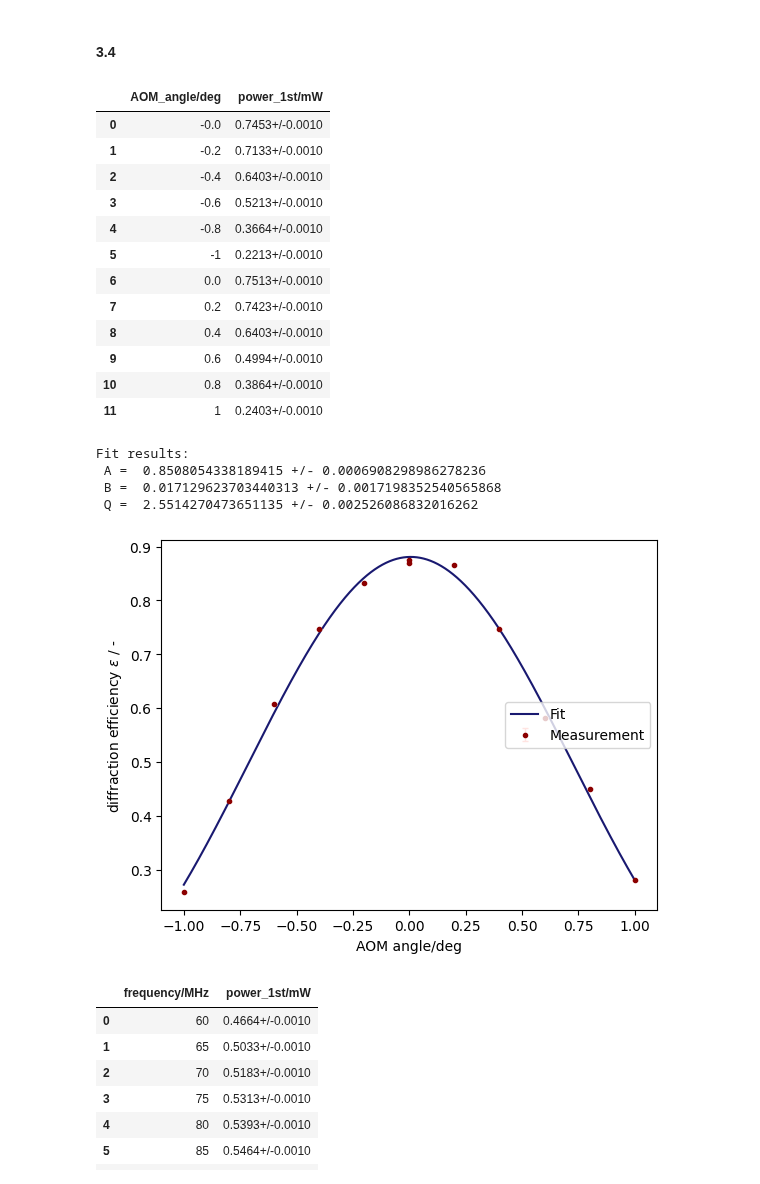
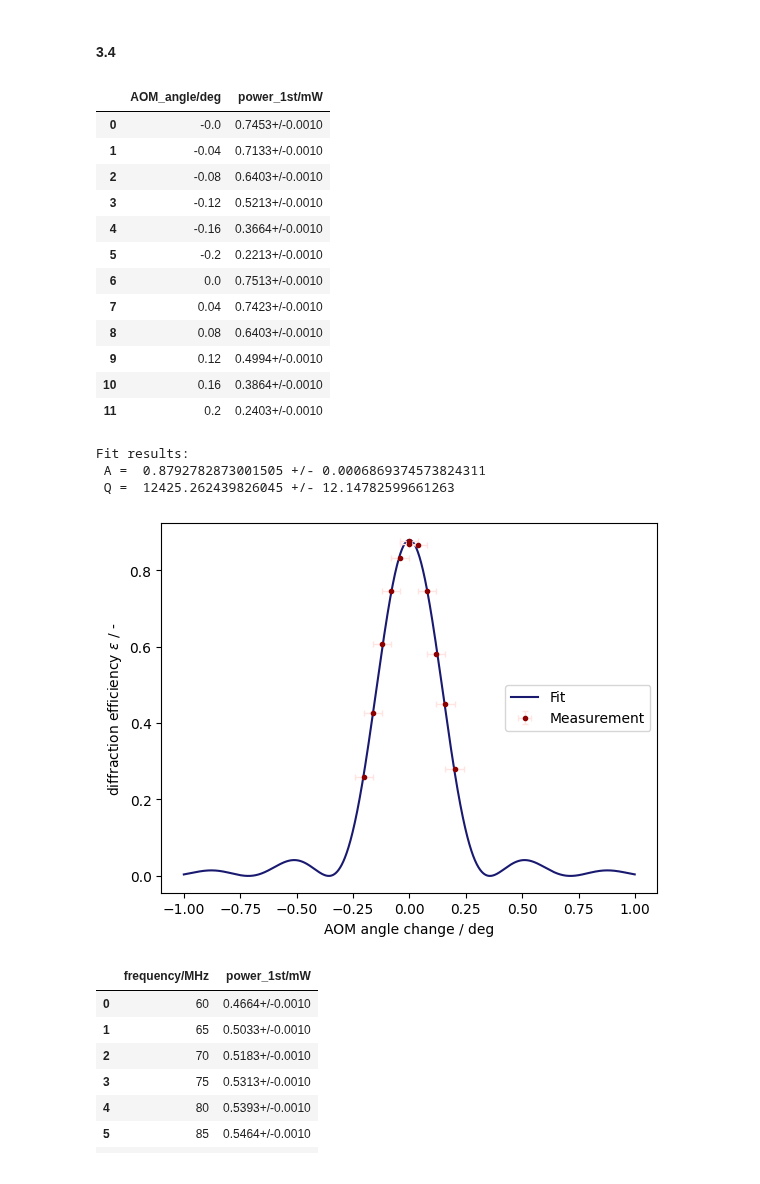
Before and after one commit to KemalOenen/advanced_labcourse, a Jupyter notebook: E101/analysis.ipynb, the cells around one changed output. Drawn from its saved outputs; the diff is of its cells as text; code cells hidden in the pictures.

Commit message:
fixed angle fit + lab notes

```diff
--- a/E101/analysis.ipynb
+++ b/E101/analysis.ipynb
@@ -31,7 +30,8 @@ AOM_mes_dist = ufloat(9.5, 0.2) + ufloat(15.0, 0.2)  + ufloat(32.3, 0.2) # in cm
 order_dist = ufloat(0.7,0.1) # in cm
 theta = atan2(order_dist,AOM_mes_dist)
 bragg = theta/2
-bragg * 1000 #in mrad
+bragg *= 1000 #in mrad
+bragg
 # %% [output]
 6.16165990016459+/-0.8809497076100029
 # %% [markdown]
@@ -265,67 +245,65 @@ Fit results:
 # %%
 # with AOM angle change and record the power
 power_noise = ufloat(0.65e-3,0.05e-3)
-raw_data_3_4 = np.array([[-1e-10, ufloat(0.746,0.001) - power_noise], # 0 from left
-                         [-0.2, ufloat(0.714,0.001) - power_noise],
-                         [-0.4, ufloat(0.641,0.001) - power_noise],
-                         [-0.6, ufloat(0.522,0.001) - power_noise],
-                         [-0.8, ufloat(0.367,0.001) - power_noise],
-                         [-1, ufloat(0.222,0.001) - power_noise],
-                         [1e-10, ufloat(0.752,0.001) - power_noise], # 0 from right
-                         [0.2, ufloat(0.743,0.001) - power_noise],
-                         [0.4, ufloat(0.641,0.001) - power_noise],
-                         [0.6, ufloat(0.500,0.001) - power_noise],
-                         [0.8, ufloat(0.387,0.001) - power_noise],
-                         [1, ufloat(0.241,0.001) - power_noise]])
+raw_data_3_4 = np.array([[-1e-10/5, ufloat(0.746,0.001) - power_noise], # 0 from left
+                         [-0.2/5, ufloat(0.714,0.001) - power_noise],
+                         [-0.4/5, ufloat(0.641,0.001) - power_noise],
+                         [-0.6/5, ufloat(0.522,0.001) - power_noise],
+                         [-0.8/5, ufloat(0.367,0.001) - power_noise],
+                         [-1/5, ufloat(0.222,0.001) - power_noise],
+                         [1e-10/5, ufloat(0.752,0.001) - power_noise], # 0 from right
+                         [0.2/5, ufloat(0.743,0.001) - power_noise],
+                         [0.4/5, ufloat(0.641,0.001) - power_noise],
+                         [0.6/5, ufloat(0.500,0.001) - power_noise],
+                         [0.8/5, ufloat(0.387,0.001) - power_noise],
+                         [1/5, ufloat(0.241,0.001) - power_noise]])
 data_3_4 = pd.DataFrame(raw_data_3_4, columns=["AOM_angle/deg", "power_1st/mW"])
 data_3_4
 # %% [output]
 |  | AOM_angle/deg | power_1st/mW |
 | 0 | -0.0 | 0.7453+/-0.0010 |
-| 1 | -0.2 | 0.7133+/-0.0010 |
-| 2 | -0.4 | 0.6403+/-0.0010 |
-| 3 | -0.6 | 0.5213+/-0.0010 |
-| 4 | -0.8 | 0.3664+/-0.0010 |
-| 5 | -1 | 0.2213+/-0.0010 |
+| 1 | -0.04 | 0.7133+/-0.0010 |
+| 2 | -0.08 | 0.6403+/-0.0010 |
+| 3 | -0.12 | 0.5213+/-0.0010 |
+| 4 | -0.16 | 0.3664+/-0.0010 |
+| 5 | -0.2 | 0.2213+/-0.0010 |
 | 6 | 0.0 | 0.7513+/-0.0010 |
-| 7 | 0.2 | 0.7423+/-0.0010 |
-| 8 | 0.4 | 0.6403+/-0.0010 |
-| 9 | 0.6 | 0.4994+/-0.0010 |
-| 10 | 0.8 | 0.3864+/-0.0010 |
-| 11 | 1 | 0.2403+/-0.0010 |
+| 7 | 0.04 | 0.7423+/-0.0010 |
+| 8 | 0.08 | 0.6403+/-0.0010 |
+| 9 | 0.12 | 0.4994+/-0.0010 |
+| 10 | 0.16 | 0.3864+/-0.0010 |
+| 11 | 0.2 | 0.2403+/-0.0010 |
 # %%
 # diffraction efficiency with angle change
-def epsilon_ang(AOM_angle, A, B, Q):
+def epsilon_ang(AOM_angle, A, Q):
     Delta = AOM_angle * np.pi / 180 / bragg.n # normalized angular error
-    return A*(np.sin((Delta-B)*Q/4)/((Delta-B)*Q/4))**2 + 0.02991699900707807
+    return A*(np.sin((Delta)*Q/4)/((Delta)*Q/4))**2
 
 AOM_angle = np.array([data_3_4["AOM_angle/deg"][i] for i in range(len(data_3_4["AOM_angle/deg"]))])
 epsilon_data = data_3_4["power_1st/mW"] / p_out
 
 # performing fit
 epsilon_data_nominal = np.array([epsilon_data[i].n for i in range(len(epsilon_data))])
 epsilon_data_unc = np.array([epsilon_data[i].s for i in range(len(epsilon_data))])
 popt, pcov = curve_fit(epsilon_ang, AOM_angle, epsilon_data_nominal, sigma=epsilon_data_unc, absolute_sigma=True)
 print("Fit results:", "\n", "A = ", popt[0], "+/-", np.sqrt(np.diag(pcov)[0]),
-      "\n", "B = ", popt[1], "+/-", np.sqrt(np.diag(pcov)[1]),
-      "\n", "Q = ", popt[2], "+/-", np.sqrt(np.diag(pcov)[2]))
+      "\n", "Q = ", popt[1], "+/-", np.sqrt(np.diag(pcov)[1]))
 
 # for plotting
-AOM_angle_smooth = np.arange(AOM_angle.min(), AOM_angle.max(), 0.001)
-plt.plot(AOM_angle_smooth, epsilon_ang(AOM_angle_smooth,popt[0], popt[1], popt[2]), color="midnightblue", label="Fit")
-plt.errorbar(AOM_angle, epsilon_data_nominal, yerr=epsilon_data_unc,markersize=6,
+AOM_angle_smooth = np.arange(-1, 1, 0.001)
+plt.plot(AOM_angle_smooth, epsilon_ang(AOM_angle_smooth,popt[0], popt[1]), color="midnightblue", label="Fit")
+plt.errorbar(AOM_angle, epsilon_data_nominal, xerr=1/25, yerr=epsilon_data_unc,markersize=6,
              fmt=".", elinewidth=1, color="darkred", ecolor="mistyrose", capsize=2,label="Measurement")
-plt.xlabel("AOM angle/deg")
+plt.xlabel("AOM angle change / deg")
 plt.ylabel(r"diffraction efficiency $\varepsilon$ / -")
 plt.legend(loc='center right')
 #plt.savefig("plots/epsilon.png", dpi=300)
 plt.show()
 # %% [output]
 Fit results:
- A =  0.8508054338189415 +/- 0.0006908298986278236
- B =  0.017129623703440313 +/- 0.0017198352540565868
- Q =  2.5514270473651135 +/- 0.002526086832016262
+ A =  0.8792782873001505 +/- 0.0006869374573824311
+ Q =  12425.262439826045 +/- 12.14782599661263
-[figure, old version]
+[figure, new version]
 # %%
 # with RF frequency change and record the power after optimization
 power_noise = ufloat(0.65e-3,0.05e-3)
```
Also changed, not shown: parts of 8 cells of this notebook, 1 other file.
